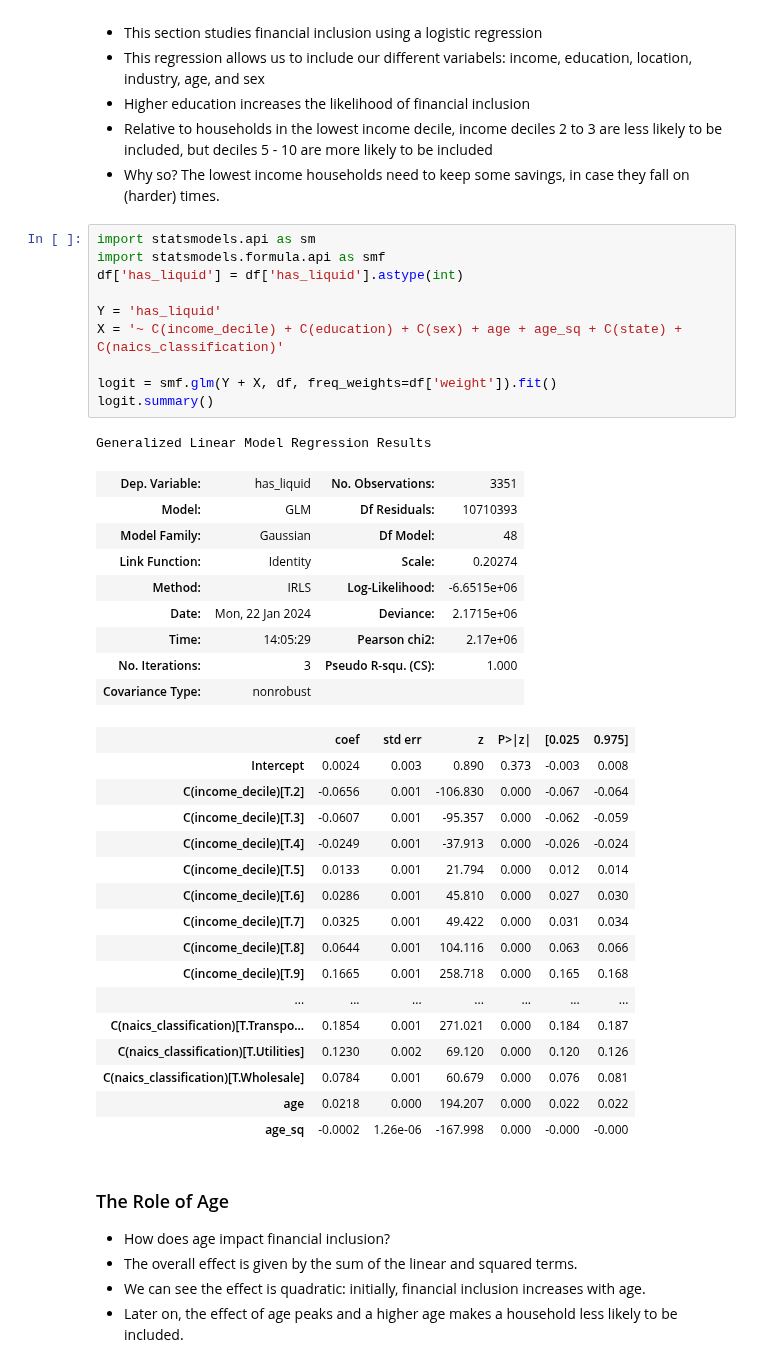
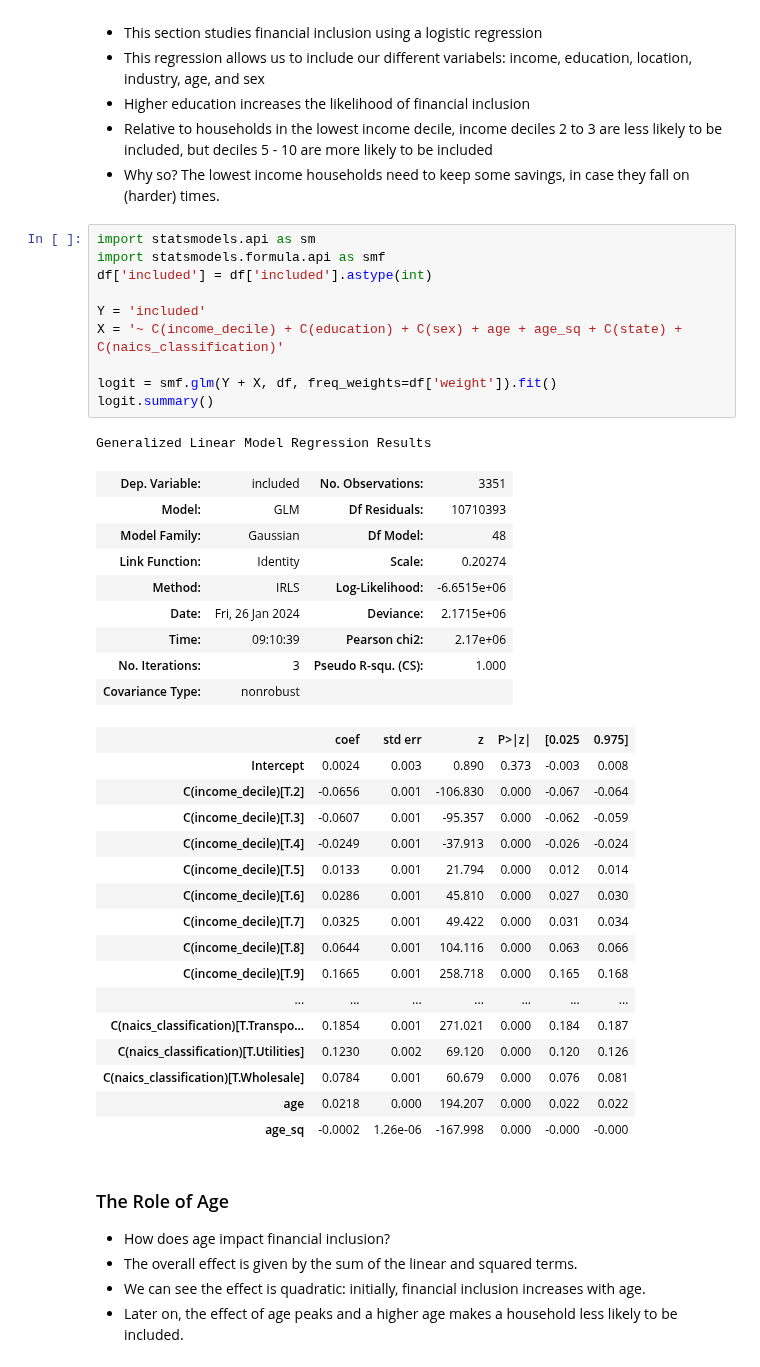
Before and after one commit to mjv2146/access-to-financial-markets, a Jupyter notebook: notebooks/2005/03_financial.ipynb, the cells around one changed output. Cells and saved outputs as stored; diff of their text form.

Commit message:
refactor "has_liquid" to "included"

```diff
--- a/notebooks/2005/03_financial.ipynb
+++ b/notebooks/2005/03_financial.ipynb
@@ -204,22 +204,22 @@ plt.xlim(0, 100)
 # %%
 import statsmodels.api as sm
 import statsmodels.formula.api as smf
-df['has_liquid'] = df['has_liquid'].astype(int)
+df['included'] = df['included'].astype(int)
 
-Y = 'has_liquid'
+Y = 'included'
 X = '~ C(income_decile) + C(education) + C(sex) + age + age_sq + C(state) + C(naics_classification)'
 
 logit = smf.glm(Y + X, df, freq_weights=df['weight']).fit()
 logit.summary()
 # %% [output]
 Generalized Linear Model Regression Results
-| Dep. Variable: | has_liquid | No. Observations: | 3351 |
+| Dep. Variable: | included | No. Observations: | 3351 |
 | Model: | GLM | Df Residuals: | 10710393 |
 | Model Family: | Gaussian | Df Model: | 48 |
 | Link Function: | Identity | Scale: | 0.20274 |
 | Method: | IRLS | Log-Likelihood: | -6.6515e+06 |
-| Date: | Mon, 22 Jan 2024 | Deviance: | 2.1715e+06 |
-| Time: | 14:05:29 | Pearson chi2: | 2.17e+06 |
+| Date: | Fri, 26 Jan 2024 | Deviance: | 2.1715e+06 |
+| Time: | 09:10:39 | Pearson chi2: | 2.17e+06 |
 | No. Iterations: | 3 | Pseudo R-squ. (CS): | 1.000 |
 | Covariance Type: | nonrobust |  |  |
 |  | coef | std err | z | P>|z| | [0.025 | 0.975] |
```
Also changed, not shown: parts of 9 cells of this notebook, 5 other files.
